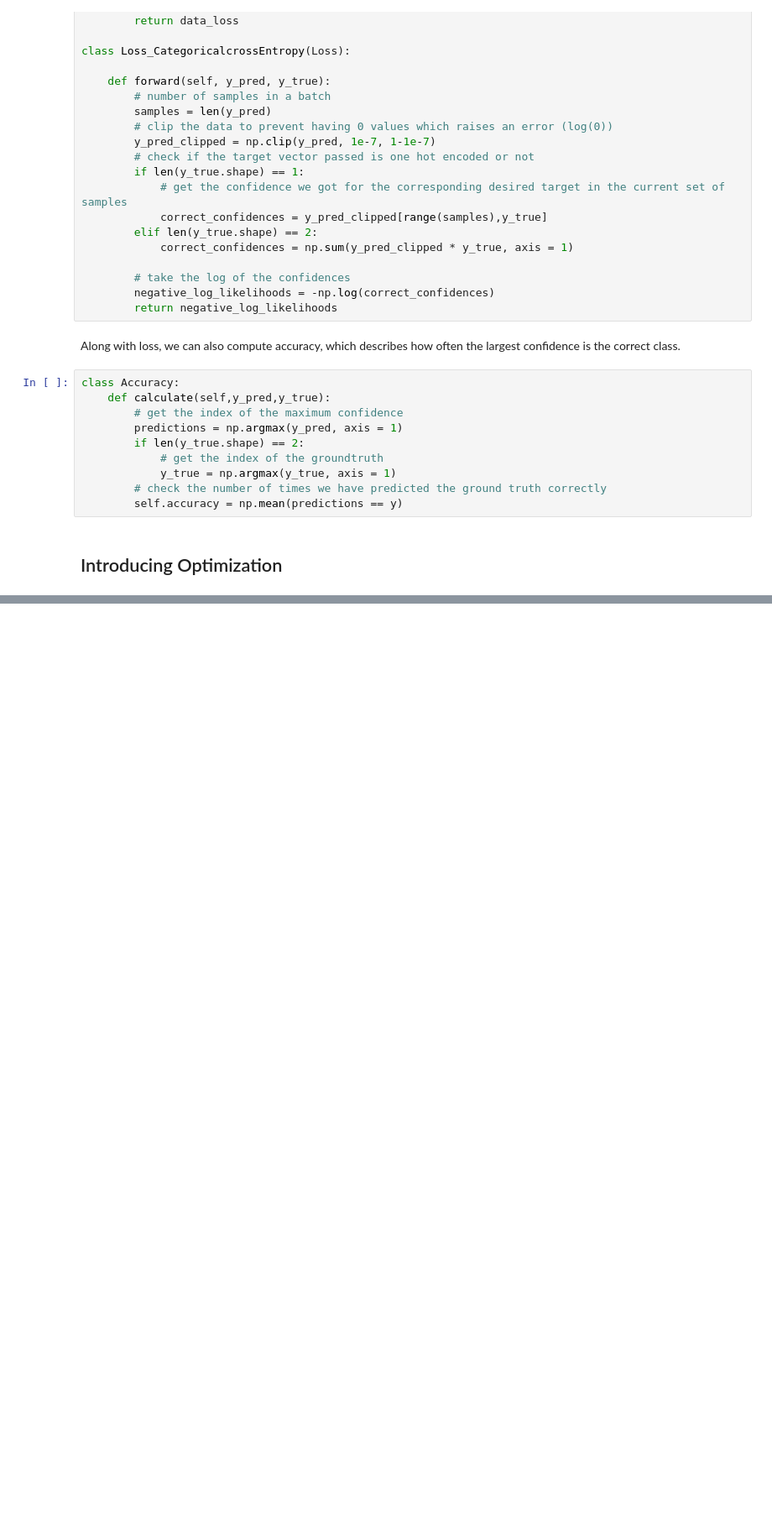
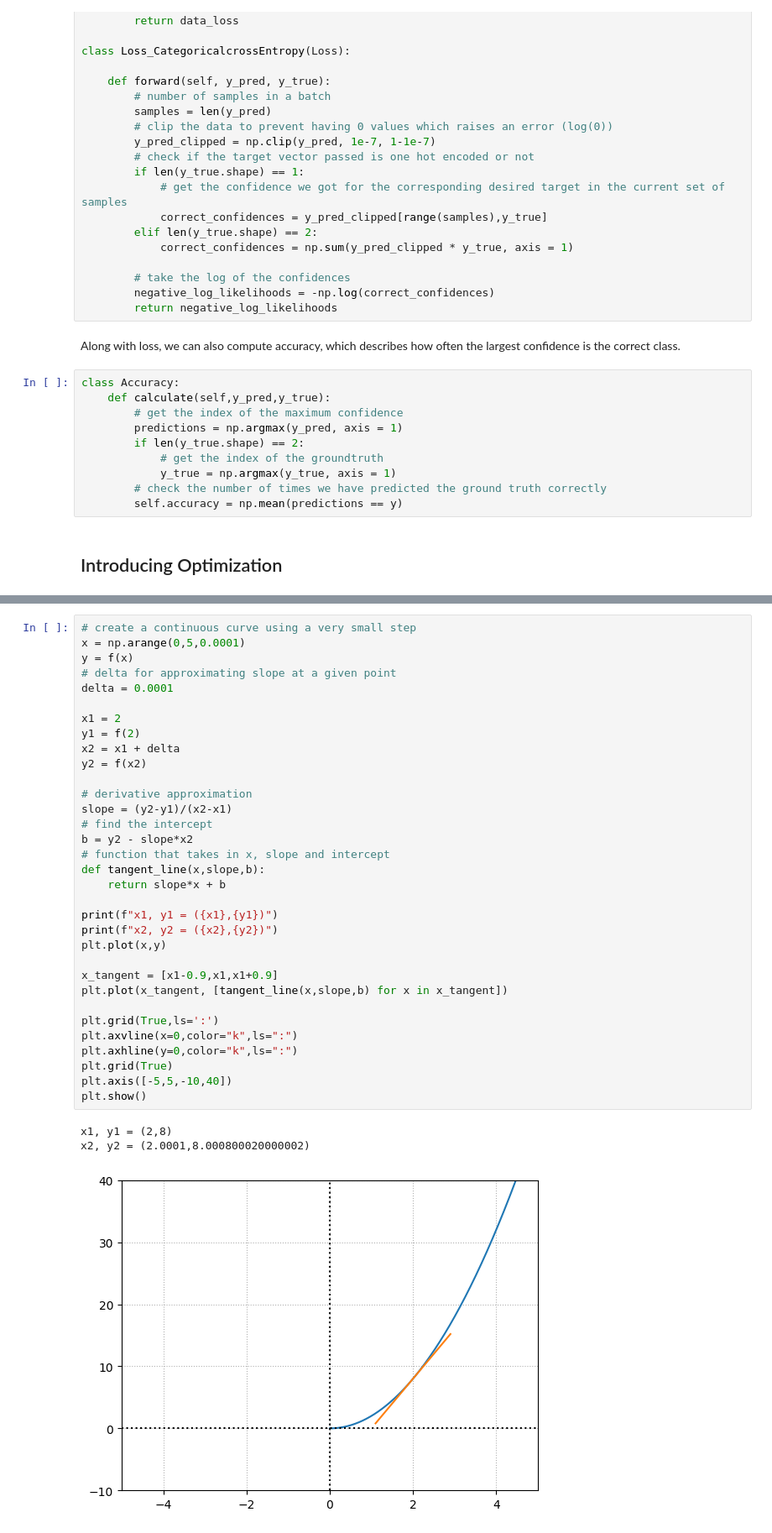
Before and after one commit to deva-k/dev-analytics, a Jupyter notebook: book/deep_learning.ipynb, the cells around one changed output, grey strips where cells are left out. Shown at 84% size. Cells and saved outputs as stored; diff of their text form; blank space fills up the shorter version.

Commit message:
optimization and derivatives

```diff
--- a/book/deep_learning.ipynb
+++ b/book/deep_learning.ipynb
@@ -1262,0 +1376,37 @@ class Accuracy:
+# %%
+# create a continuous curve using a very small step
+x = np.arange(0,5,0.0001)
+y = f(x)
+# delta for approximating slope at a given point
+delta = 0.0001
+
+x1 = 2
+y1 = f(2)
+x2 = x1 + delta
+y2 = f(x2)
+
+# derivative approximation
+slope = (y2-y1)/(x2-x1)
+# find the intercept
+b = y2 - slope*x2
+# function that takes in x, slope and intercept
+def tangent_line(x,slope,b):
+    return slope*x + b
+
+print(f"x1, y1 = ({x1},{y1})")
+print(f"x2, y2 = ({x2},{y2})")
+plt.plot(x,y)
+
+x_tangent = [x1-0.9,x1,x1+0.9]
+plt.plot(x_tangent, [tangent_line(x,slope,b) for x in x_tangent])
+
+plt.grid(True,ls=':')
+plt.axvline(x=0,color="k",ls=":")
+plt.axhline(y=0,color="k",ls=":")
+plt.grid(True)
+plt.axis([-5,5,-10,40])
+plt.show()
+# %% [output]
+x1, y1 = (2,8)
+x2, y2 = (2.0001,8.000800020000002)
+[figure, added]
```
Also changed, not shown: parts of 19 cells of this notebook.
